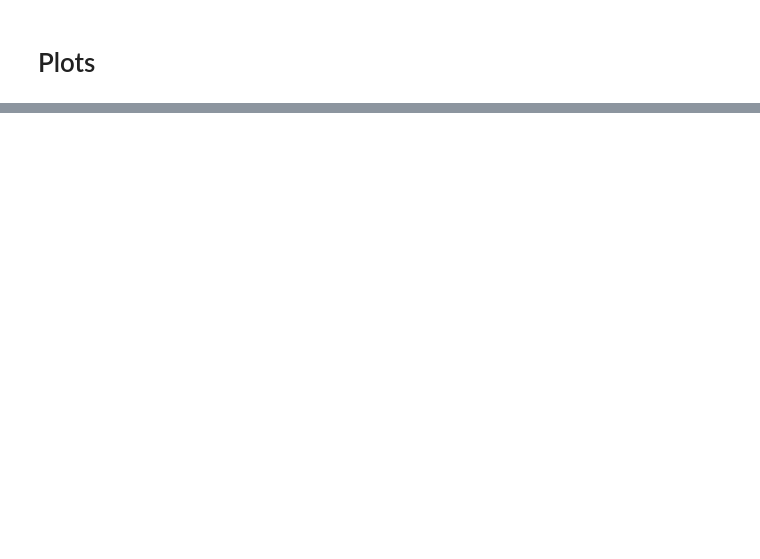
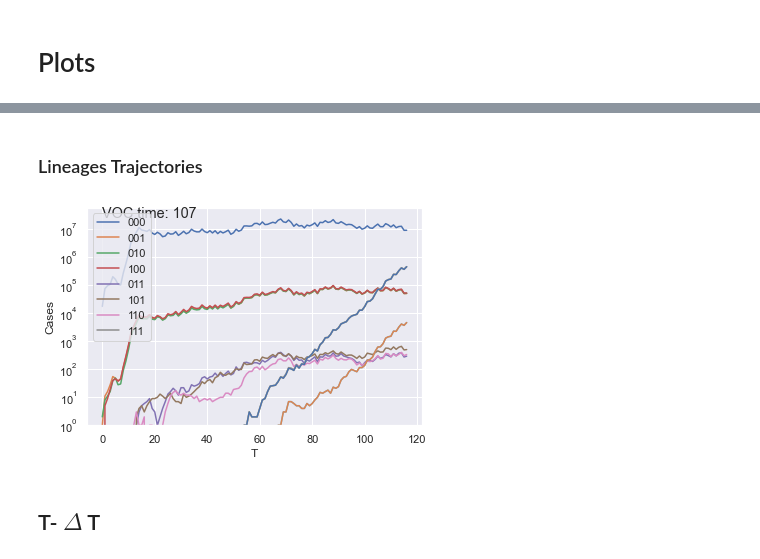
Before and after one commit to weissmanlab/VOC_emergence, a Jupyter notebook: covid.ipynb, the cells around one changed output, grey strips where cells are left out. Drawn from its saved outputs; the diff is of its cells as text; code cells hidden in the pictures; blank space fills up the shorter version.

```diff
--- a/covid.ipynb
+++ b/covid.ipynb
@@ -39,0 +37,14 @@ oberserTdeltaT = [50,10]
+# %%
+# Import data
+k = 3
+filename = "FM5E-05DM"
+path = 'data/R0.38K0.1/K'
+genotype_trajs = pd.read_csv(path + str(k) + filename + ".traj", sep=",")
+lineage_trajs = pd.read_csv(path + str(k) + filename + ".lineage", sep=",")
+voc_t = pd.read_csv(path + str(k) + filename + ".voc", sep=",")
+voc_t = voc_t.replace(np.nan, -1, regex=True)
+# genotype names
+genotypes = np.asarray(list(it.product((-1, 1), repeat=k)))
+genotypes = genotypes[np.argsort(genotypes.sum(axis=1))]
+# %% [markdown]
+### Lineages Trajectories
@@ -39,0 +117,14 @@ oberserTdeltaT = [50,10]
+# %%
+# plot_type can be 'lineage', 'voc' or 'genotypes'
+plot_type = 'lineage'
+# index of runs
+run_index = 15
+
+traj_plot(run_index, plot_type)
+
+# with pd.option_context('display.max_rows', None, 'display.max_columns', None):  # more options can be specified also
+#     print(dataK3.sort_values(by = ['deltaT']))
+# %% [output]
+[figure, added]
+# %% [markdown]
+## T- $\Delta$ T
```
Also changed, not shown: parts of 12 cells of this notebook, 7 other files.
